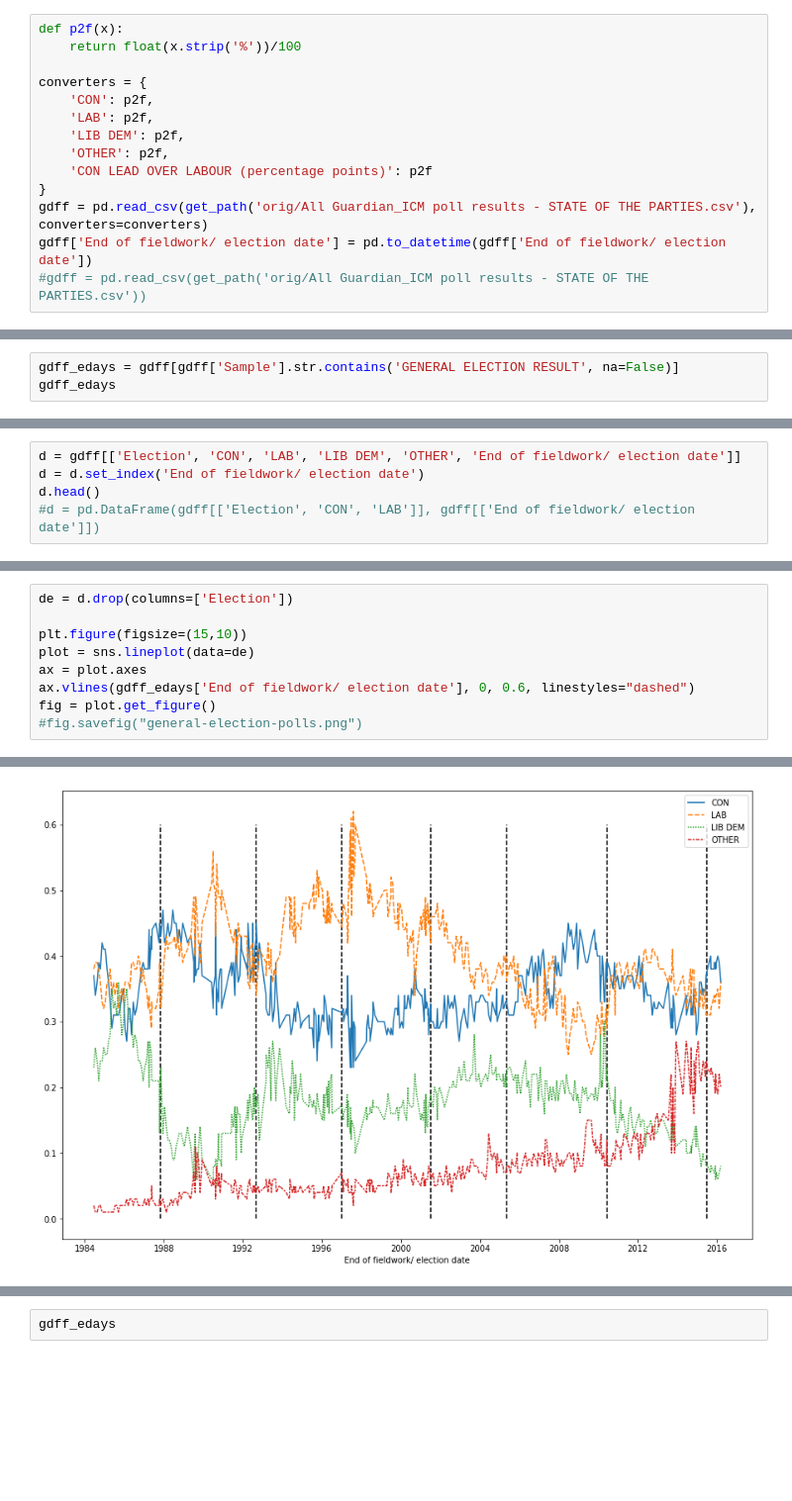
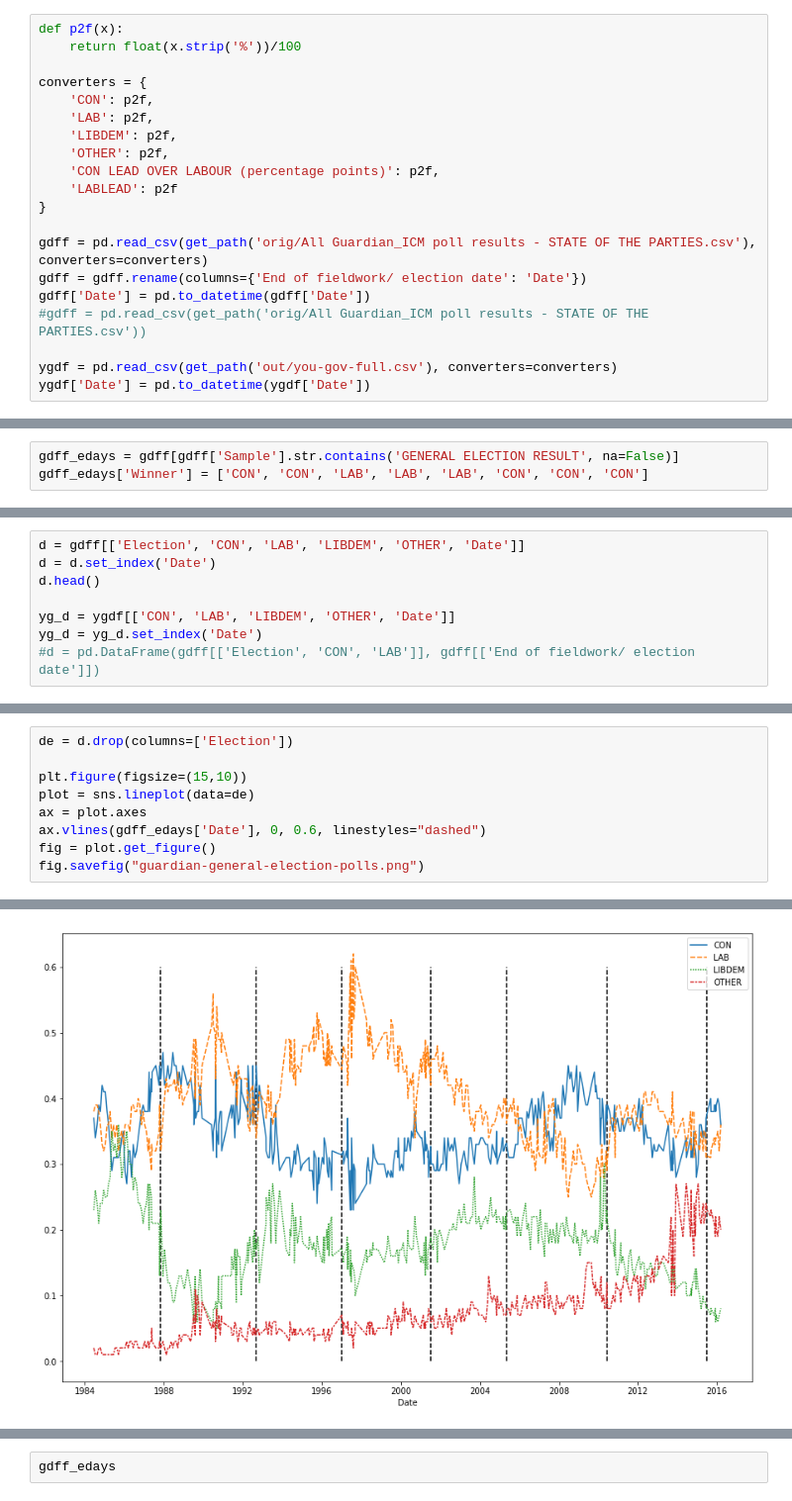
Before and after one commit to TeemuKoivisto/intro-to-data-visualization-project, a Jupyter notebook: notebooks/sandbox.ipynb, the cells around one changed output, grey strips where cells are left out. Shown: that part at 99% size. Drawn from its saved outputs; the diff is of its cells as text; blank space fills up the shorter version.

```diff
--- a/notebooks/sandbox.ipynb
+++ b/notebooks/sandbox.ipynb
@@ -30,10 +93,16 @@ def p2f(x):
 converters = {
     'CON': p2f,
     'LAB': p2f,
-    'LIB DEM': p2f,
+    'LIBDEM': p2f,
     'OTHER': p2f,
-    'CON LEAD OVER LABOUR (percentage points)': p2f
+    'CON LEAD OVER LABOUR (percentage points)': p2f,
+    'LABLEAD': p2f
 }
+
 gdff = pd.read_csv(get_path('orig/All Guardian_ICM poll results - STATE OF THE PARTIES.csv'), converters=converters)
-gdff['End of fieldwork/ election date'] = pd.to_datetime(gdff['End of fieldwork/ election date'])
+gdff = gdff.rename(columns={'End of fieldwork/ election date': 'Date'})
+gdff['Date'] = pd.to_datetime(gdff['Date'])
 #gdff = pd.read_csv(get_path('orig/All Guardian_ICM poll results - STATE OF THE PARTIES.csv'))
+
+ygdf = pd.read_csv(get_path('out/you-gov-full.csv'), converters=converters)
+ygdf['Date'] = pd.to_datetime(ygdf['Date'])
@@ -40,4 +120,4 @@ gdff['End of fieldwork/ election date'] = pd.to_datetime(gdff['End of fieldwork/
 # %%
 gdff_edays = gdff[gdff['Sample'].str.contains('GENERAL ELECTION RESULT', na=False)]
-gdff_edays
+gdff_edays['Winner'] = ['CON', 'CON', 'LAB', 'LAB', 'LAB', 'CON', 'CON', 'CON']
 # %% [output]
@@ -61,5 +143,8 @@ gdff.head()
 # %%
-d = gdff[['Election', 'CON', 'LAB', 'LIB DEM', 'OTHER', 'End of fieldwork/ election date']]
-d = d.set_index('End of fieldwork/ election date')
+d = gdff[['Election', 'CON', 'LAB', 'LIBDEM', 'OTHER', 'Date']]
+d = d.set_index('Date')
 d.head()
+
+yg_d = ygdf[['CON', 'LAB', 'LIBDEM', 'OTHER', 'Date']]
+yg_d = yg_d.set_index('Date')
 #d = pd.DataFrame(gdff[['Election', 'CON', 'LAB']], gdff[['End of fieldwork/ election date']])
@@ -77,7 +154,7 @@ de = d.drop(columns=['Election'])
 plt.figure(figsize=(15,10))
 plot = sns.lineplot(data=de)
 ax = plot.axes
-ax.vlines(gdff_edays['End of fieldwork/ election date'], 0, 0.6, linestyles="dashed")
+ax.vlines(gdff_edays['Date'], 0, 0.6, linestyles="dashed")
 fig = plot.get_figure()
-#fig.savefig("general-election-polls.png")
+fig.savefig("guardian-general-election-polls.png")
 # %% [output]
@@ -88 +161 @@ To register the converters:
-[figure, old version]
+[figure, new version]
```
Also changed, not shown: parts of 15 cells of this notebook, 12 other files.
